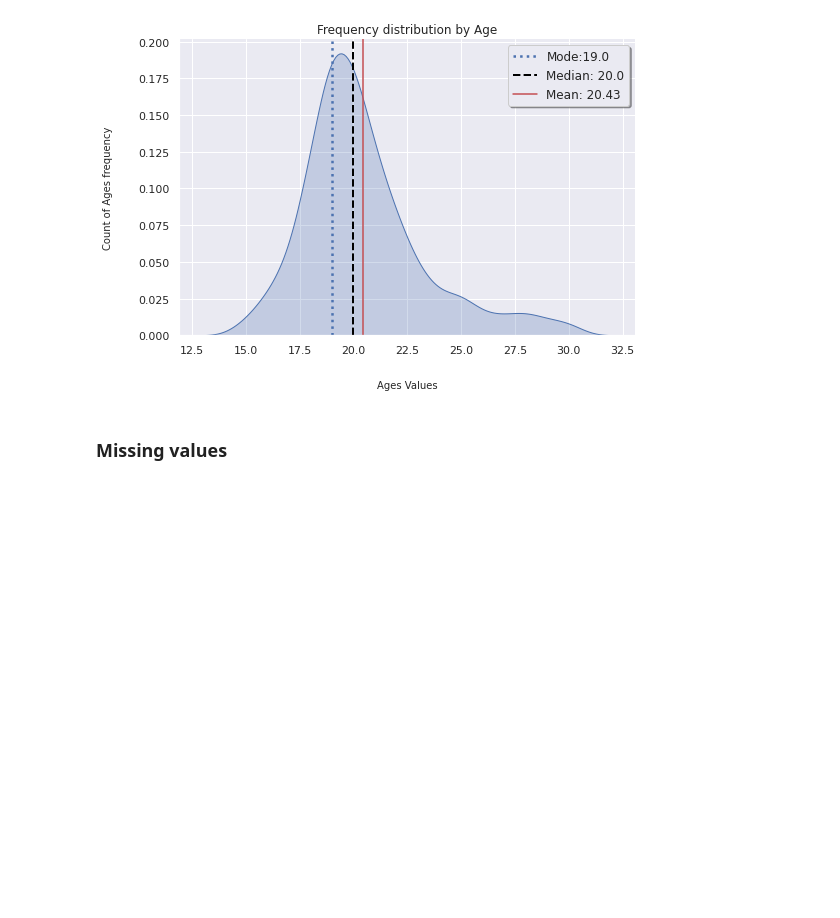
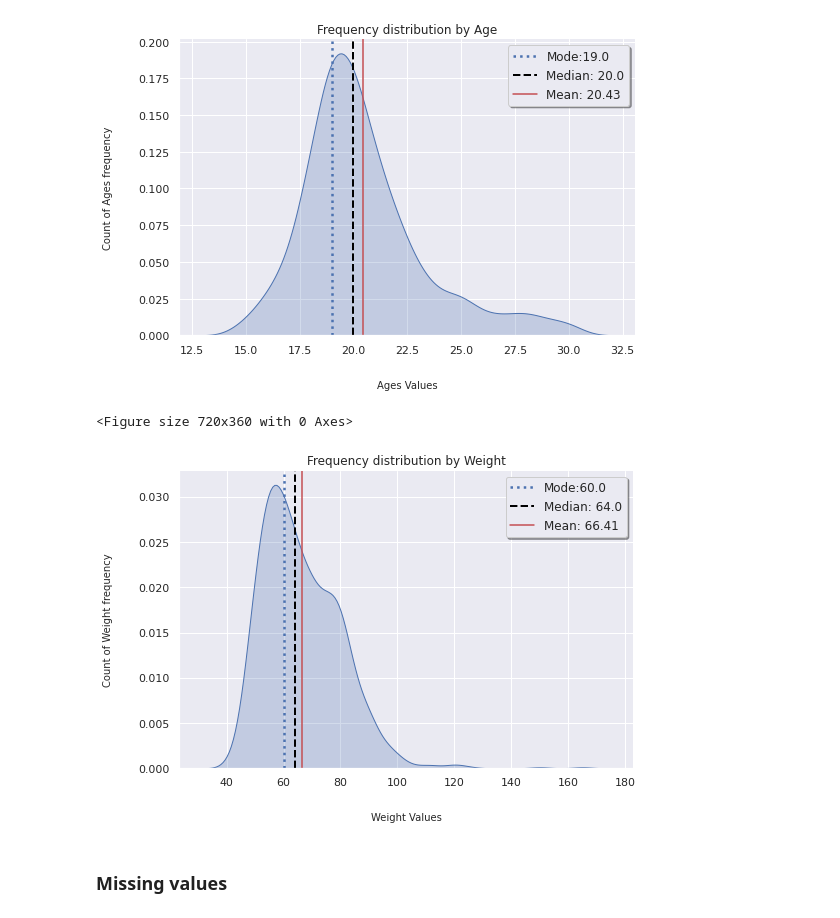
Before and after one commit to agusle/something_new_everyday, a Jupyter notebook: intensive_training/probability_and_statistics.ipynb, the cells around one changed output. Drawn from its saved outputs; the diff is of its cells as text; code cells hidden in the pictures; blank space fills up the shorter version.

Commit message:
weight distribution

```diff
--- a/intensive_training/probability_and_statistics.ipynb
+++ b/intensive_training/probability_and_statistics.ipynb
@@ -195,6 +195,11 @@ freq_distribution(young['Age'], "Frequency distribution by Age","Ages Values", "
 # %% [output]
 <Figure size 720x360 with 0 Axes>
 [figure]
+# %%
+freq_distribution(young['Weight'], "Frequency distribution by Weight","Weight Values", "Count of Weight frequency")
+# %% [output]
+<Figure size 720x360 with 0 Axes>
+[figure, added]
 # %% [markdown]
 ### Missing values
 # %%
```
Also changed, not shown: parts of 1 cell of this notebook.
